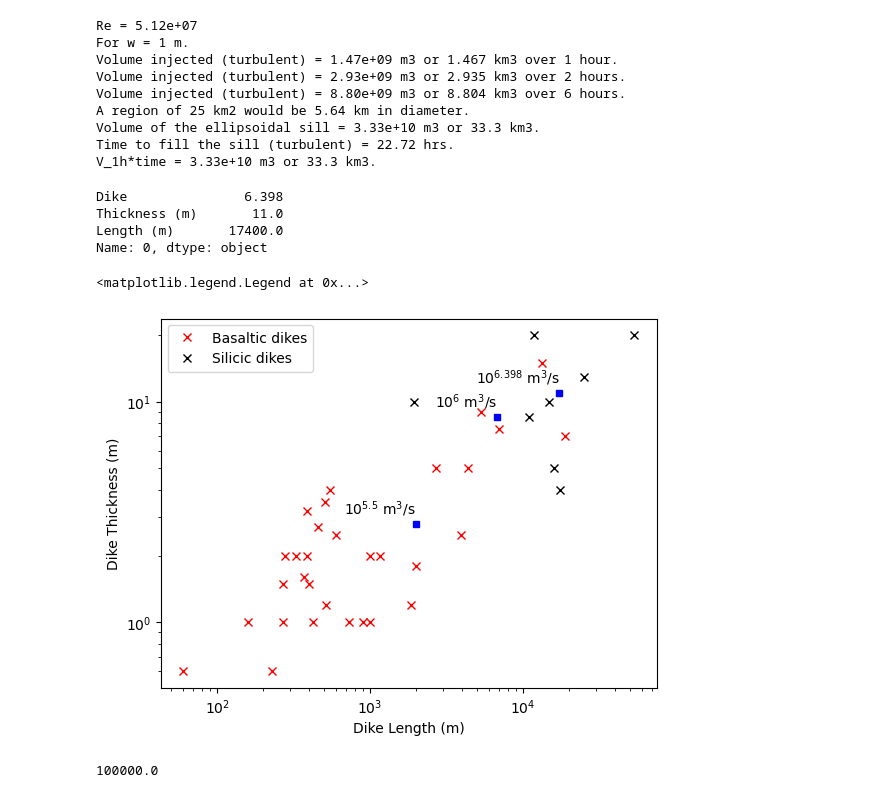
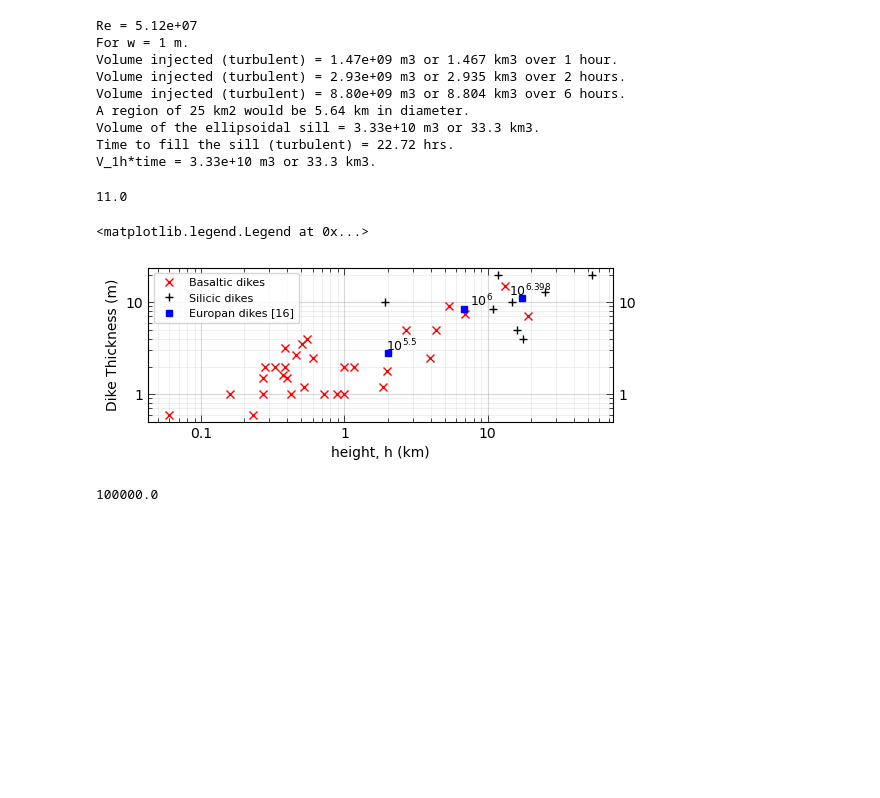
Before and after one commit to CottomR-et-al/Europa-ice-ocean-exchange, a Jupyter notebook: F25_Dikes_Europa.ipynb, the cells around one changed output. Drawn from its saved outputs; the diff is of its cells as text; code cells hidden in the pictures; blank space fills up the shorter version.

```diff
--- a/F25_Dikes_Europa.ipynb
+++ b/F25_Dikes_Europa.ipynb
@@ -499,30 +499,45 @@ icedikes_GT=[["6.398", 11, 17.4e3],
 cols = ["Dike", "Thickness (m)", "Length (m)"]
 icedikes_GT = pd.DataFrame(icedikes_GT, columns=cols)
 # %%
-print(icedikes_GT.iloc[0])
+print(icedikes_GT.iloc[0,1])
 # %% [output]
-Dike               6.398
-Thickness (m)       11.0
-Length (m)       17400.0
-Name: 0, dtype: object
+11.0
 # %%
 # dike geometries comparison with literature
+from cProfile import label
+
+
 heights = np.linspace(1e2, 100e3, 100)
-plt.figure()
-plt.plot(basaltic["Length (m)"], basaltic["Thickness (m)"], 'x', color='red', label='Basaltic dikes')
-plt.plot(silicic["Length (m)"], silicic["Thickness (m)"], 'x', color='black', label='Silicic dikes')
+plt.figure(figsize=(6,2))
+plt.plot(basaltic["Length (m)"]/1e3, basaltic["Thickness (m)"], 'x', color='red', label='Basaltic dikes')
+plt.plot(silicic["Length (m)"]/1e3, silicic["Thickness (m)"], '+', color='black', label='Silicic dikes')
 for i in range(len(icedikes_GT)):
-    plt.plot(icedikes_GT.iloc[i,2], icedikes_GT.iloc[i,1], 's', ms=4, color='blue')
-    plt.text(icedikes_GT.iloc[i,2]-3, 1.3*icedikes_GT.iloc[i,1], f'10$^{{{icedikes_GT.iloc[i,0]}}}$ m$^3$/s',
-             fontsize=10, ha='right', va='top')
+    if i == 0:
+        plt.plot(icedikes_GT.iloc[i,2]/1e3, icedikes_GT.iloc[i,1], 's', ms=4, color='blue',
+                 label='Europan dikes [16]')
+    else:
+        plt.plot(icedikes_GT.iloc[i,2]/1e3, icedikes_GT.iloc[i,1], 's', ms=4, color='blue')
+    plt.text(1.6*icedikes_GT.iloc[i,2]/1e3, 1.5*icedikes_GT.iloc[i,1], f'10$^{{{icedikes_GT.iloc[i,0]}}}$',
+             fontsize=9, ha='right', va='top')
 plt.xscale('log')
 plt.yscale('log')
-plt.xlabel('Dike Length (m)')
+plt.xlabel('height, h (km)')
 plt.ylabel('Dike Thickness (m)')
-plt.legend()
+ax = plt.gca()
+ax.xaxis.set_major_formatter(StrMethodFormatter('{x:g}'))
+ax.yaxis.set_major_formatter(StrMethodFormatter('{x:g}'))
+ax.tick_params(which='major', length=5, width=0.5, direction='in', top=True, right=True, labelright=True)
+ax.tick_params(which='minor', length=3, width=0.5, direction='in', top=True, right=True)
+# ax.xaxis.set_major_locator(FixedLocator([0, 5, 10, 15, 20]))
+# ax.yaxis.set_major_locator(FixedLocator([0.3, 1, 10]))
+ax.xaxis.set_major_formatter(StrMethodFormatter('{x:g}'))
+ax.xaxis.set_minor_formatter(NullFormatter())
+ax.grid(which='major', alpha=0.5)
+ax.grid(which='minor', alpha=0.2)
+plt.legend(fontsize = 8)
 # %% [output]
 <matplotlib.legend.Legend at 0x...>
-[figure, old version]
+[figure, new version]
 # %%
 # time-to-fill
 # Since Q is in units of V/t (volume per time), we can find t with t = V/Q
```
